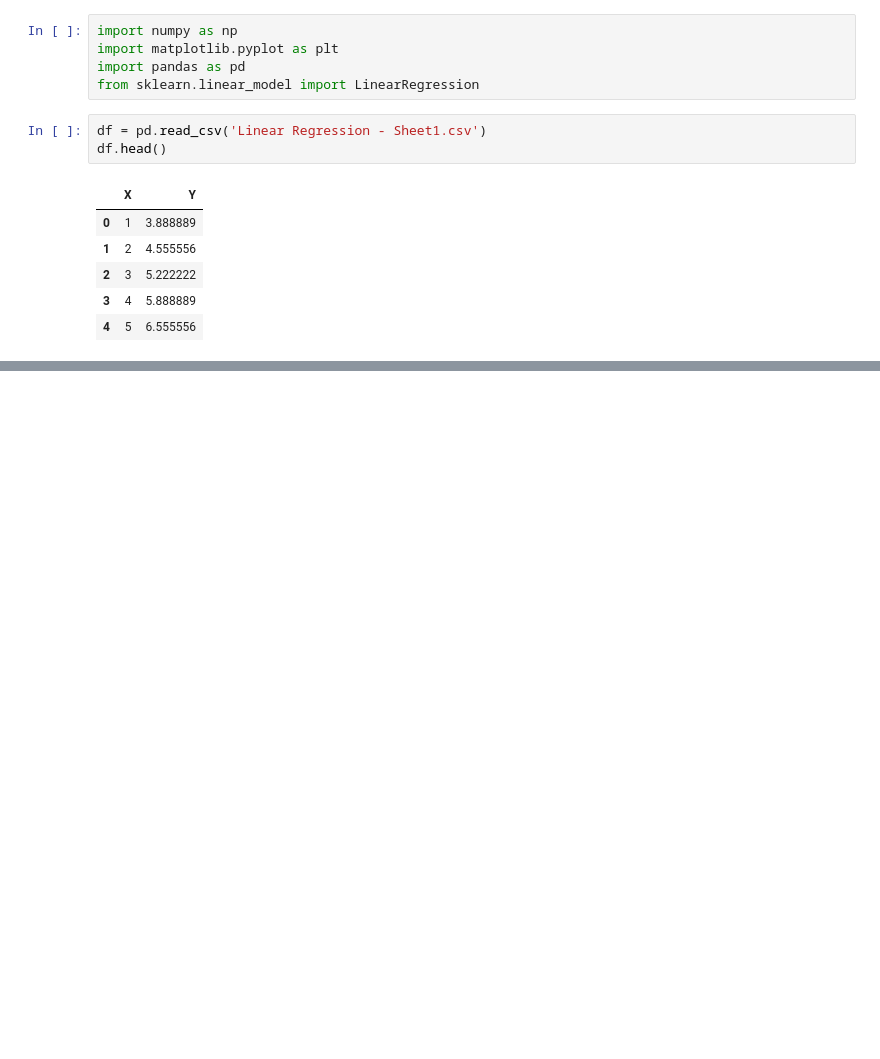
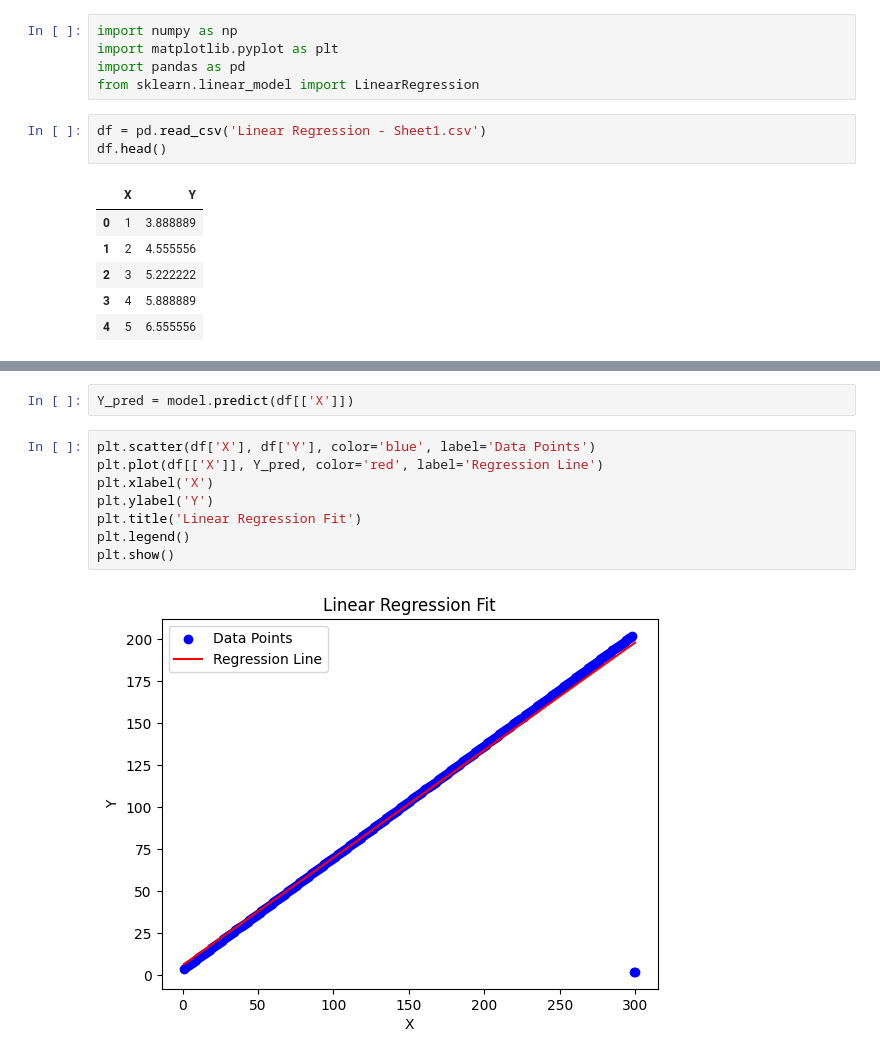
Before and after one commit to yasath-04/UOM-AI-session_Term1, a Jupyter notebook: session-4/linearRegressionModel.ipynb, the cells around one changed output, grey strips where cells are left out. Cells and saved outputs as stored; diff of their text form; blank space fills up the shorter version.

```diff
--- a/session-4/linearRegressionModel.ipynb
+++ b/session-4/linearRegressionModel.ipynb
@@ -15,0 +28,12 @@ df.head()
+# %%
+Y_pred = model.predict(df[['X']])
+# %%
+plt.scatter(df['X'], df['Y'], color='blue', label='Data Points')
+plt.plot(df[['X']], Y_pred, color='red', label='Regression Line')
+plt.xlabel('X')
+plt.ylabel('Y')
+plt.title('Linear Regression Fit')
+plt.legend()
+plt.show()
+# %% [output]
+[figure, added]
```
Also changed, not shown: parts of 5 cells of this notebook.
